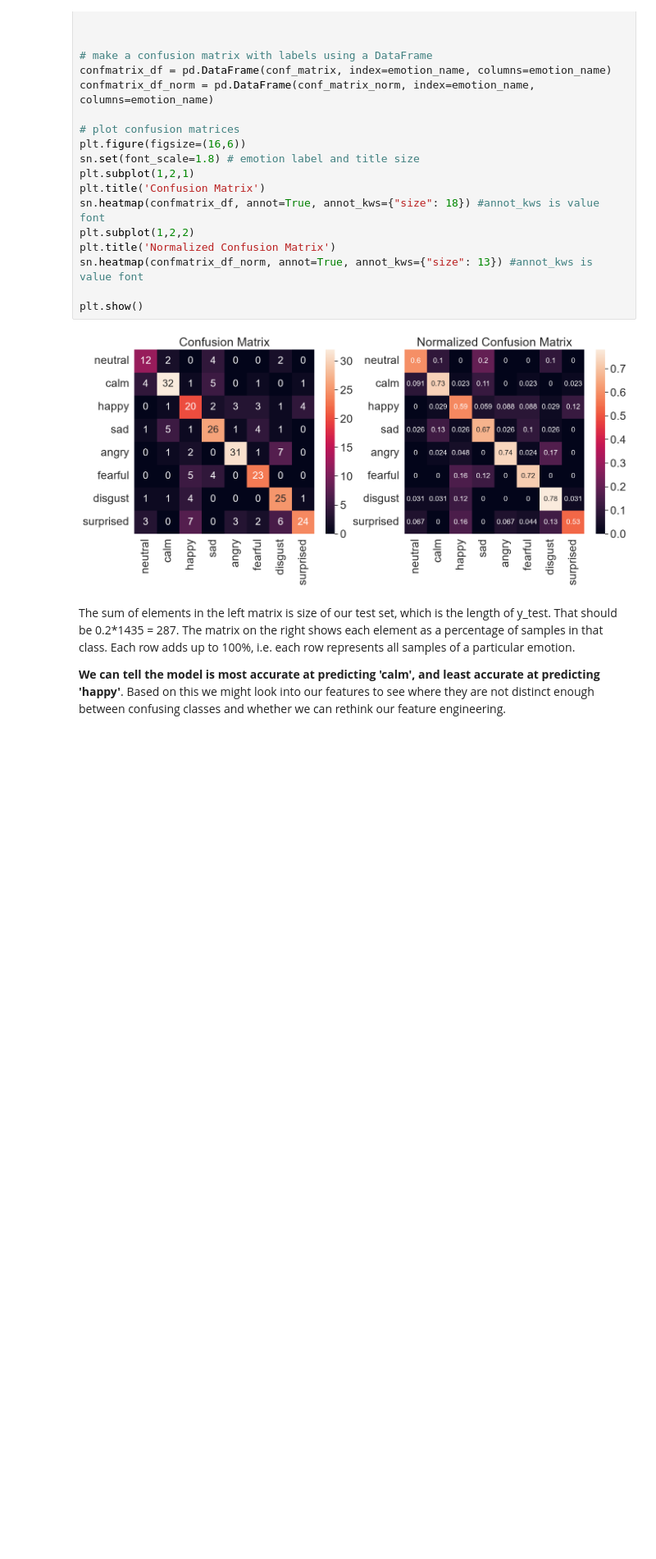
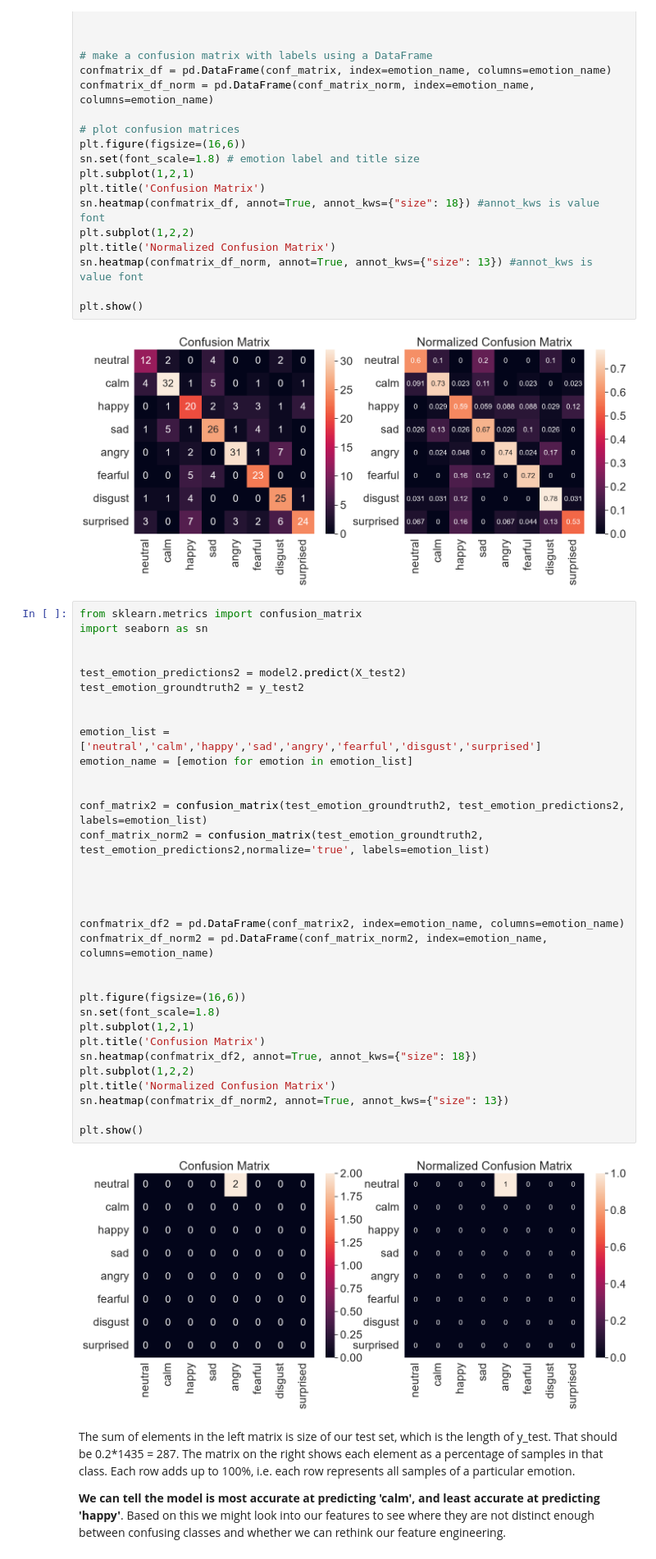
Before and after one commit to Ksa244-sfu/Week4-NeuralNetworks, a Jupyter notebook: Week4__Neural_Networks.ipynb, the cells around one changed output. Shown at 82% size. Drawn from its saved outputs; the diff is of its cells as text; blank space fills up the shorter version.

```diff
--- a/Week4__Neural_Networks.ipynb
+++ b/Week4__Neural_Networks.ipynb
@@ -833,6 +913,41 @@ sn.heatmap(confmatrix_df_norm, annot=True, annot_kws={"size": 13}) #annot_kws is
 plt.show()
 # %% [output]
 [figure]
+# %%
+from sklearn.metrics import confusion_matrix
+import seaborn as sn
+
+
+test_emotion_predictions2 = model2.predict(X_test2)
+test_emotion_groundtruth2 = y_test2
+
+
+emotion_list =['neutral','calm','happy','sad','angry','fearful','disgust','surprised']
+emotion_name = [emotion for emotion in emotion_list]
+
+
+conf_matrix2 = confusion_matrix(test_emotion_groundtruth2, test_emotion_predictions2, labels=emotion_list)
+conf_matrix_norm2 = confusion_matrix(test_emotion_groundtruth2, test_emotion_predictions2,normalize='true', labels=emotion_list)
+
+
+
+
+confmatrix_df2 = pd.DataFrame(conf_matrix2, index=emotion_name, columns=emotion_name)
+confmatrix_df_norm2 = pd.DataFrame(conf_matrix_norm2, index=emotion_name, columns=emotion_name)
+
+
+plt.figure(figsize=(16,6))
+sn.set(font_scale=1.8)
+plt.subplot(1,2,1)
+plt.title('Confusion Matrix')
+sn.heatmap(confmatrix_df2, annot=True, annot_kws={"size": 18})
+plt.subplot(1,2,2)
+plt.title('Normalized Confusion Matrix')
+sn.heatmap(confmatrix_df_norm2, annot=True, annot_kws={"size": 13})
+
+plt.show()
+# %% [output]
+[figure, added]
 # %% [markdown]
 The sum of elements in the left matrix is size of our test set, which is the length of y_test. That should be 0.2*1435 = 287. The matrix on the right shows each element as a percentage of samples in that class. Each row adds up to 100%, i.e. each row represents all samples of a particular emotion.
 
```
Also changed, not shown: parts of 17 cells of this notebook.
